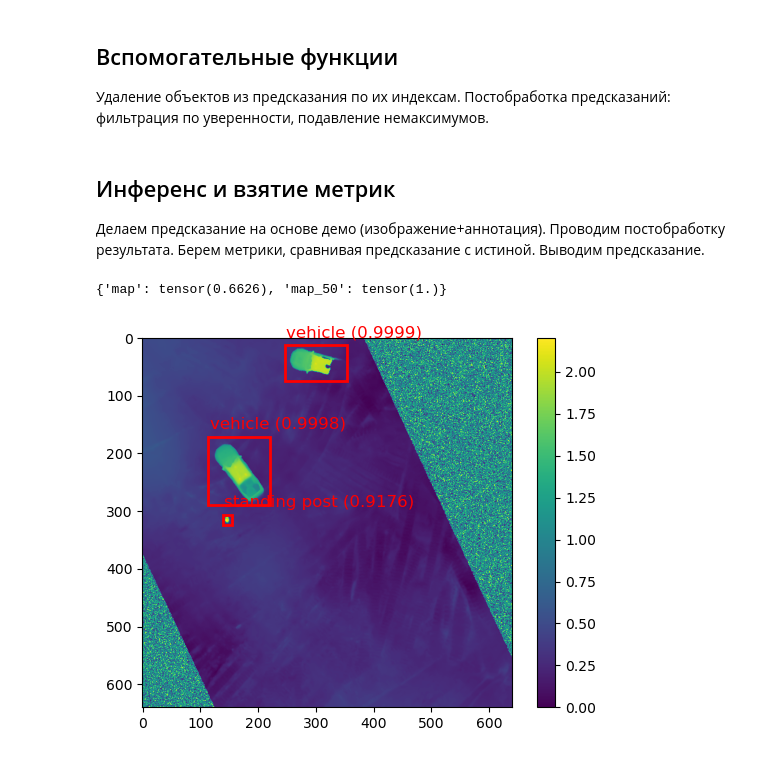
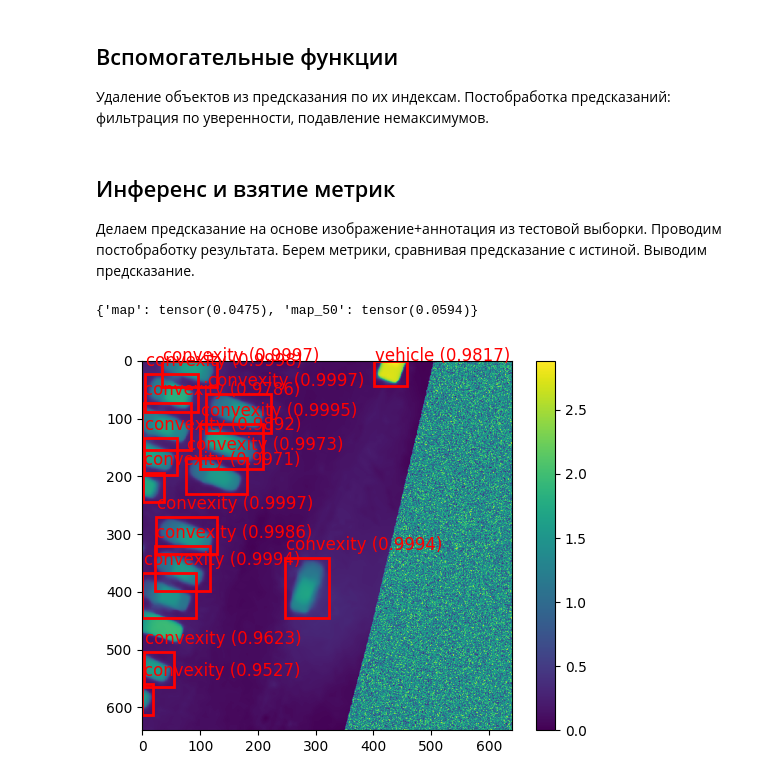
Before and after one commit to makarov-gv/dem-cnn, a Jupyter notebook: inference.ipynb, the cells around one changed output. Saved outputs shown, nothing was run; the diff lists cells and outputs as text; code cells hidden in the pictures.

```diff
--- a/inference.ipynb
+++ b/inference.ipynb
@@ -43,23 +29,23 @@ DEVICE = torch.device('cpu')  # speed does not matter as much for demo
 
 Чтобы выбрать опцию, раскомментируйте соотвествующий блок кода ниже.
 # %%
-import mlflow
-from mlflow.utils import logging_utils
+# import mlflow
+# from mlflow.utils import logging_utils
 
-logging_utils.disable_logging()  # MLflow throws some excessive logging warnings
+# logging_utils.disable_logging()  # MLflow throws some excessive logging warnings
 
-mlflow.set_tracking_uri(MLFLOW_URI)
+# mlflow.set_tracking_uri(MLFLOW_URI)
 
-model = mlflow.pytorch.load_model(MLFLOW_MODEL, map_location=DEVICE)
+# model = mlflow.pytorch.load_model(MLFLOW_MODEL, map_location=DEVICE)
 # %%
-# if STATE_DICT:
-#     from model import create_model
+if STATE_DICT:
+    from model import create_model
 
-#     model = create_model(len(CLASSES_MAPPING), FPN, VARIANT, PRETRAINED, LAST_LEVEL_MAX_POOL, NORMALIZE)
-#     model.load_state_dict(torch.load('weights/dem_cnn_sd.pt', weights_only=True))
-# else:
-#     model = torch.load('weights/dem_cnn.pt', weights_only=False)
-# model = model.to(DEVICE)
+    model = create_model(len(CLASSES_MAPPING), FPN, VARIANT, PRETRAINED, LAST_LEVEL_MAX_POOL, NORMALIZE)
+    model.load_state_dict(torch.load('weights/dem_cnn_sd.pt', weights_only=True))
+else:
+    model = torch.load('weights/dem_cnn.pt', weights_only=False)
+model = model.to(DEVICE)
 # %% [markdown]
 ## Вспомогательные функции
 
@@ -97,27 +84,25 @@ def postprocess_pred(pred: dict) -> dict:
 # %% [markdown]
 ## Инференс и взятие метрик
 
-Делаем предсказание на основе демо (изображение+аннотация). Проводим постобработку результата. Берем метрики, сравнивая предсказание с истиной. Выводим предсказание.
+Делаем предсказание на основе изображение+аннотация из тестовой выборки. Проводим постобработку результата. Берем метрики, сравнивая предсказание с истиной. Выводим предсказание.
+# %%
+dataloader = get_dataloader('test', DATASET_DIR, IMAGE_SIZE, 1, 1)
 # %%
 map_metric = MeanAveragePrecision().to(DEVICE)
 
 model.eval()
 with torch.inference_mode():
-    image, target = get_demo(DEMO_IMAGE, DEMO_ANNOTATION, IMAGE_SIZE)
-    image_batched = image.unsqueeze(0)  # image is expected in a batch
+    idx = randint(0, len(dataloader) - 1)
+    image, target = next(itertools.islice(dataloader, idx, None))
 
-    pred = model(image_batched)[0]
+    pred = model(image)[0]
     pred = postprocess_pred(pred)
 
-map_metric.update([pred], [target])
+map_metric.update([pred], target)
 
-{
-    'map': map_metric.compute()['map'],
-    'map_50': map_metric.compute()['map_50']
-}
+print({'map': map_metric.compute()['map'], 'map_50': map_metric.compute()['map_50']})
+
+plot(image[0], pred, CLASSES_MAPPING)
 # %% [output]
-{'map': tensor(0.6626), 'map_50': tensor(1.)}
+{'map': tensor(0.0475), 'map_50': tensor(0.0594)}
+[figure, added]
-# %%
-plot(image, pred, CLASSES_MAPPING)
-# %% [output]
-[figure, removed]
```
Also changed, not shown: parts of 4 cells of this notebook, 1 other file.
